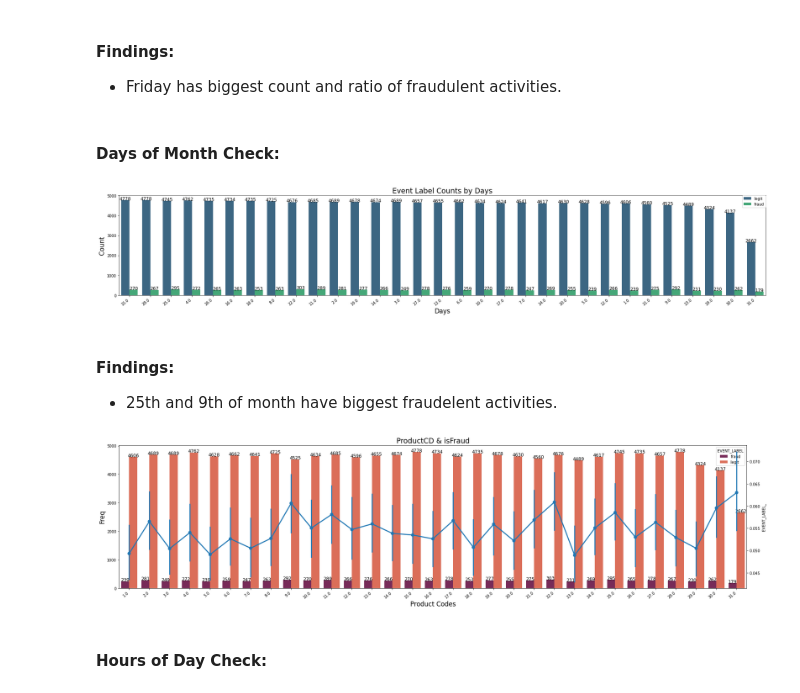
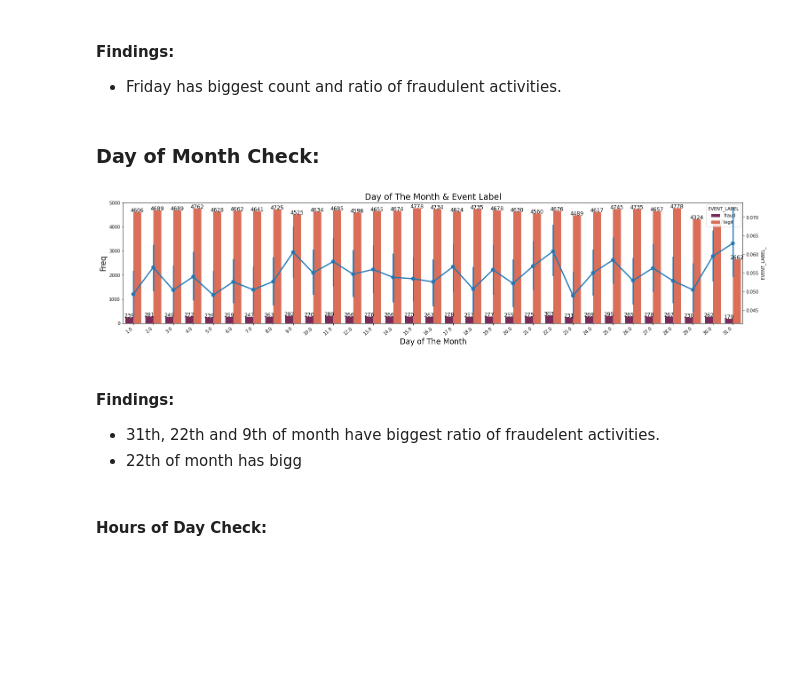
Before and after one commit to ElifKarakutukDinc/Fraud_Analytics_Case_Study, a Jupyter notebook: EDA.ipynb, the cells around one changed output. Cells and saved outputs as stored; diff of their text form; code cells hidden in the pictures; blank space fills up the shorter version.

Commit message:
added chart about day of the month check

```diff
--- a/EDA.ipynb
+++ b/EDA.ipynb
@@ -213,45 +213,30 @@ countplot_pointplot_viz(
 #### Findings:
 * Friday has biggest count and ratio of fraudulent activities.
 # %% [markdown]
-#### Days of Month Check:
+### Day of Month Check:
-# %%
-
-
-countplot_viz_unlimit(
-    df_data,
-    "Day",
-    "Days",
-    "Count",
-    "Event Label Counts by Days",
-    hue="EVENT_LABEL",
-    rotation=45,
-    figsize_x=25,
-    figsize_y=5,
-)
-# %% [output]
-[figure, removed]
+# %%
+# The day of the months. It starts with 1 and and with 31.
+
+filter_list = ["fraud", "legit"]
+countplot_pointplot_viz(
+    df_data,
+    filter_list,
+    "Day",
+    "EVENT_LABEL",
+    "EVENT_LABEL_",
+    "Day of The Month",
+    "Freq",
+    "Day of The Month & Event Label",
+    palette="rocket",
+    figsize_x=25,
+    figsize_y=5,
+)
+# %% [output]
+[figure, added]
 # %% [markdown]
 #### Findings:
-* 25th and 9th of month have biggest fraudelent activities.
+* 31th, 22th and 9th of month have biggest ratio of fraudelent activities.
+* 22th of month has bigg
-# %%
-# The day of the months. It starts with 1 and and with 31.
-
-filter_list = ["fraud", "legit"]
-countplot_pointplot_viz(
-    df_data,
-    filter_list,
-    "Day",
-    "EVENT_LABEL",
-    "EVENT_LABEL_",
-    "Product Codes",
-    "Freq",
-    "ProductCD & isFraud",
-    palette="rocket",
-    figsize_x=30,
-    figsize_y=7,
-)
-# %% [output]
-[figure, removed]
 # %% [markdown]
 #### Hours of Day Check:
 # %%
```
